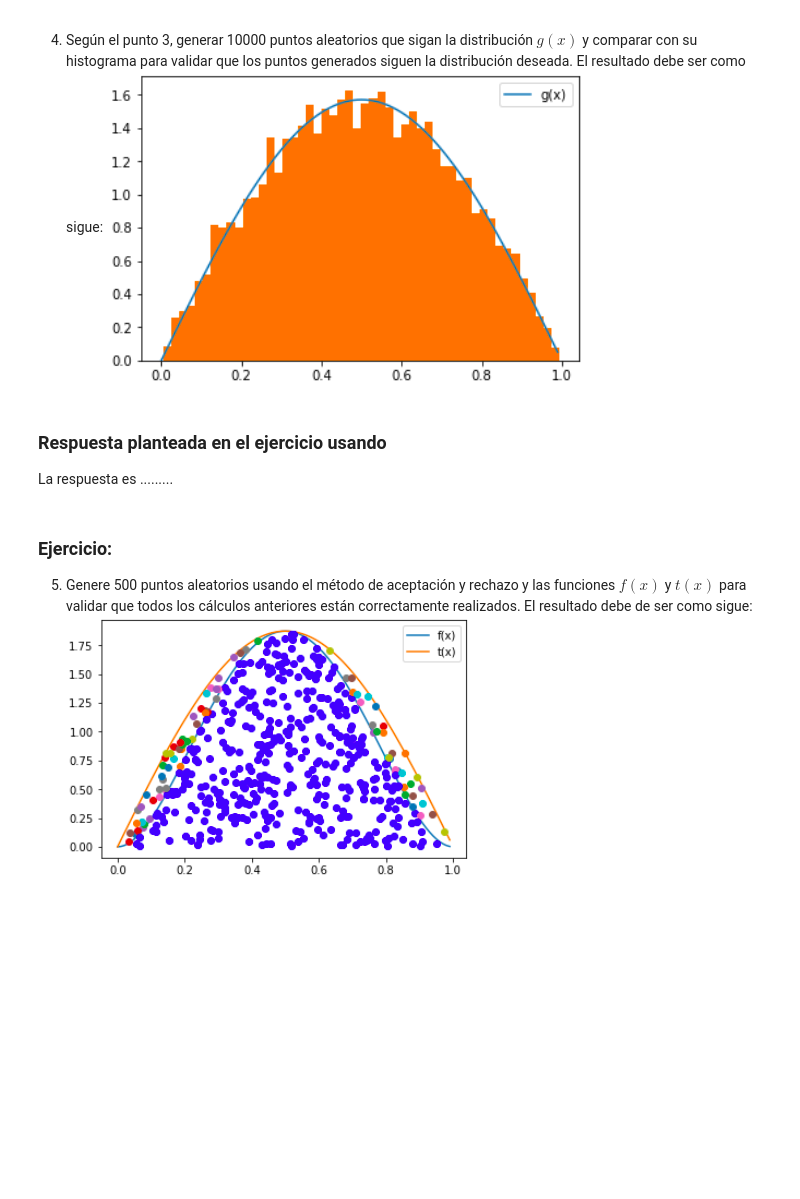
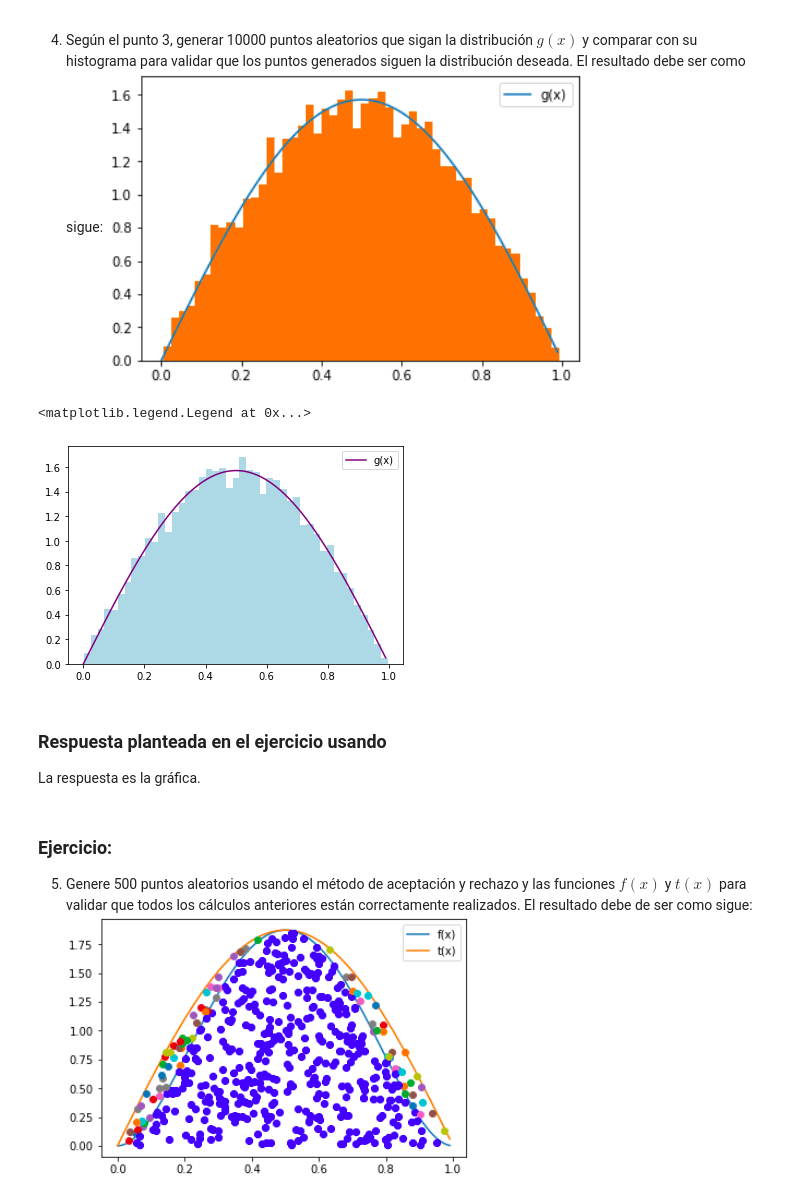
Before and after one commit to cristinalobera/Tarea6_C_Lobera_I_Sanroman, a Jupyter notebook: Tarea6_C_Lobera __I_Sanroman.ipynb, the cells around one changed output. Saved outputs shown, nothing was run; the diff lists cells and outputs as text; code cells hidden in the pictures; blank space fills up the shorter version.

```diff
--- a/Tarea6_C_Lobera __I_Sanroman.ipynb
+++ b/Tarea6_C_Lobera __I_Sanroman.ipynb
@@ -135,18 +135,22 @@ $$ x = \frac{1}{\pi} \arccos{(1 - 2U)} $$
 ![histograma.png](attachment:histograma.png)
 # %%
 # Código de solución
-g = lambda x: np.pi*np.sin(np.pi*x)/2
-r2=lambda x: np.arccos(1-2*U)/np.pi
+g = lambda x: np.pi * np.sin(np.pi * x) / 2
+X = lambda u: (1/np.pi) * (np.arccos(1 - 2*U))
+x = np.arange(0,1,.01)
 N = 10000
 U = np.random.rand(N)
-xx=r2(U)
-y,xn,ig = plt.hist(xx, bins=47, density = True)
-plt.plot(xn,f(xn),label='g(x)')
+x_u = X(U)
+# Gráficas de las funciones
+plt.plot(x, g(x), label='g(x)', c='purple')   # graficamos lo que es la funcion g(x)
+plt.hist(x_u, bins=45, density=True, color='lightblue')    # aqui evaluamos X en todos los puntos
 plt.legend()
-plt.show()
+# %% [output]
+<matplotlib.legend.Legend at 0x...>
+[figure, added]
 # %% [markdown]
 ### Respuesta planteada en el ejercicio usando
- La respuesta es .........
+ La respuesta es la gráfica.
 # %% [markdown]
 ### Ejercicio:
 5. Genere 500 puntos aleatorios usando el método de aceptación y rechazo y las funciones $f(x)$ y $t(x)$ para validar que todos los cálculos anteriores están correctamente realizados. El resultado debe de ser como sigue:
```
Also changed, not shown: parts of 2 cells of this notebook.
